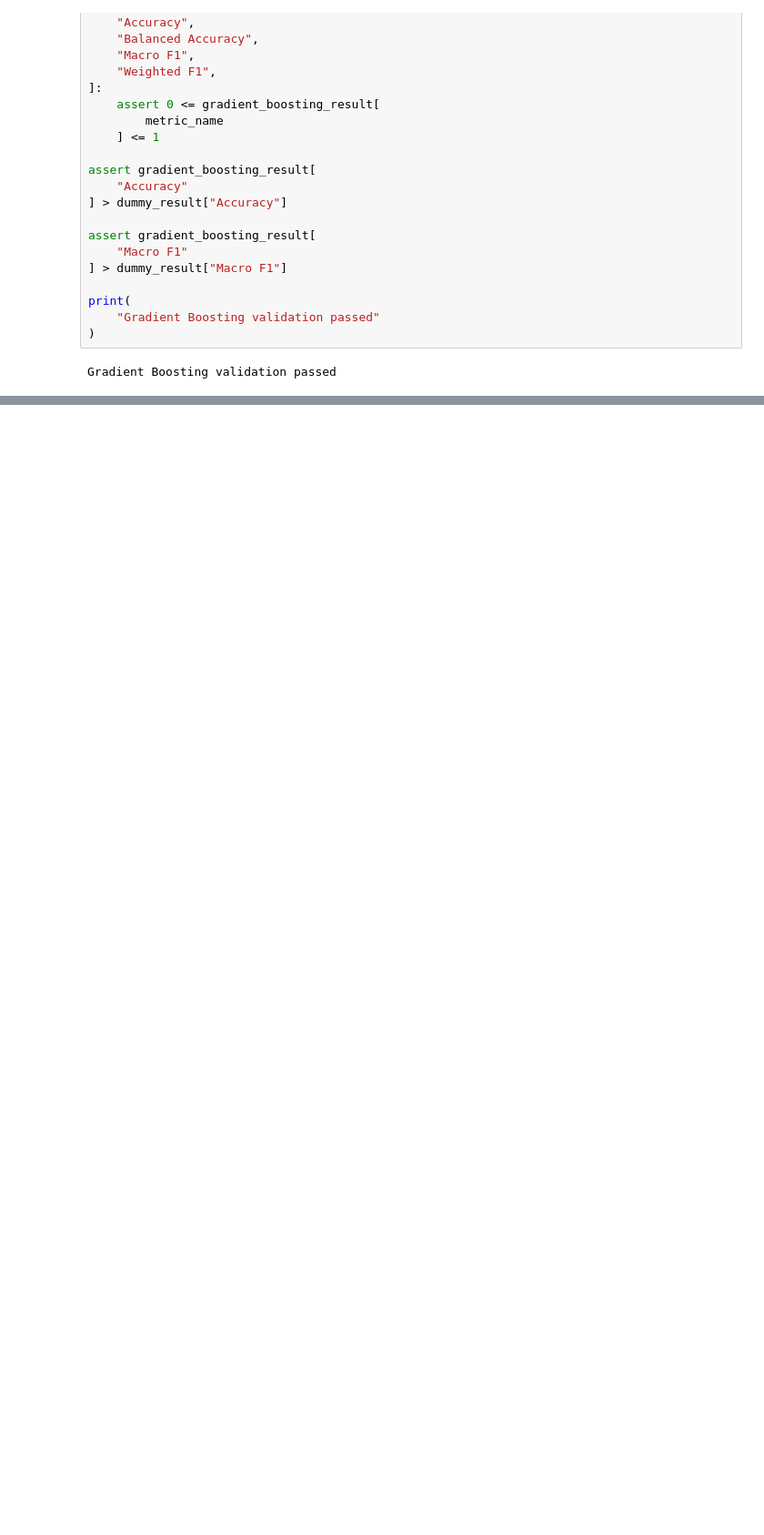
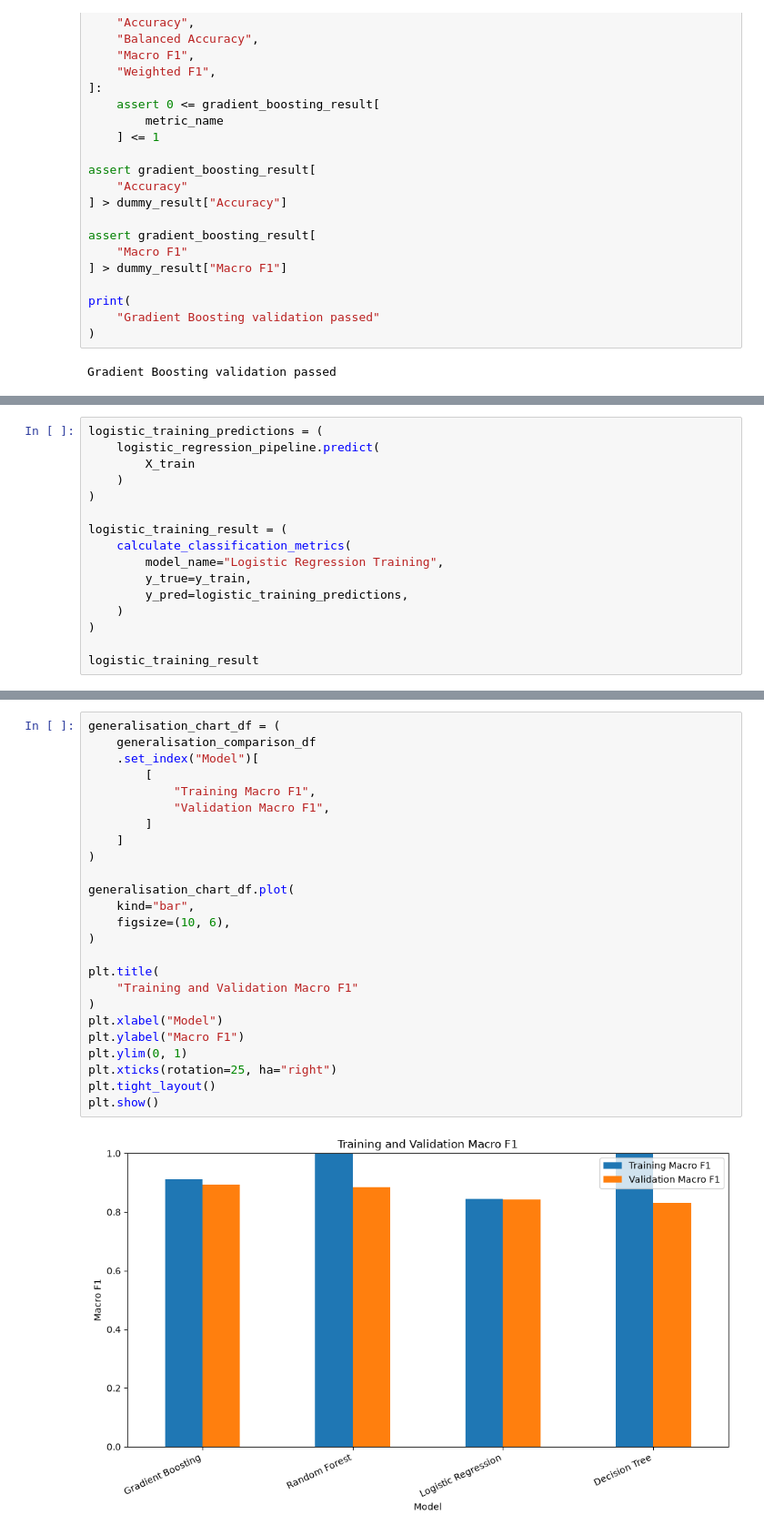
Before and after one commit to SMCodeX7/Obesity-Risk-Intelligence-System, a Jupyter notebook: notebooks/04_baseline_models.ipynb, the cells around one changed output, grey strips where cells are left out. Shown at 91% size. Cells and saved outputs as stored; diff of their text form; blank space fills up the shorter version.

```diff
--- a/notebooks/04_baseline_models.ipynb
+++ b/notebooks/04_baseline_models.ipynb
@@ -2603,0 +2675,16 @@ Gradient Boosting validation passed
+# %%
+logistic_training_predictions = (
+    logistic_regression_pipeline.predict(
+        X_train
+    )
+)
+
+logistic_training_result = (
+    calculate_classification_metrics(
+        model_name="Logistic Regression Training",
+        y_true=y_train,
+        y_pred=logistic_training_predictions,
+    )
+)
+
+logistic_training_result
@@ -2603,0 +2948,27 @@ Gradient Boosting validation passed
+# %%
+generalisation_chart_df = (
+    generalisation_comparison_df
+    .set_index("Model")[
+        [
+            "Training Macro F1",
+            "Validation Macro F1",
+        ]
+    ]
+)
+
+generalisation_chart_df.plot(
+    kind="bar",
+    figsize=(10, 6),
+)
+
+plt.title(
+    "Training and Validation Macro F1"
+)
+plt.xlabel("Model")
+plt.ylabel("Macro F1")
+plt.ylim(0, 1)
+plt.xticks(rotation=25, ha="right")
+plt.tight_layout()
+plt.show()
+# %% [output]
+[figure, added]
```
Also changed, not shown: parts of 18 cells of this notebook, 2 other files.
